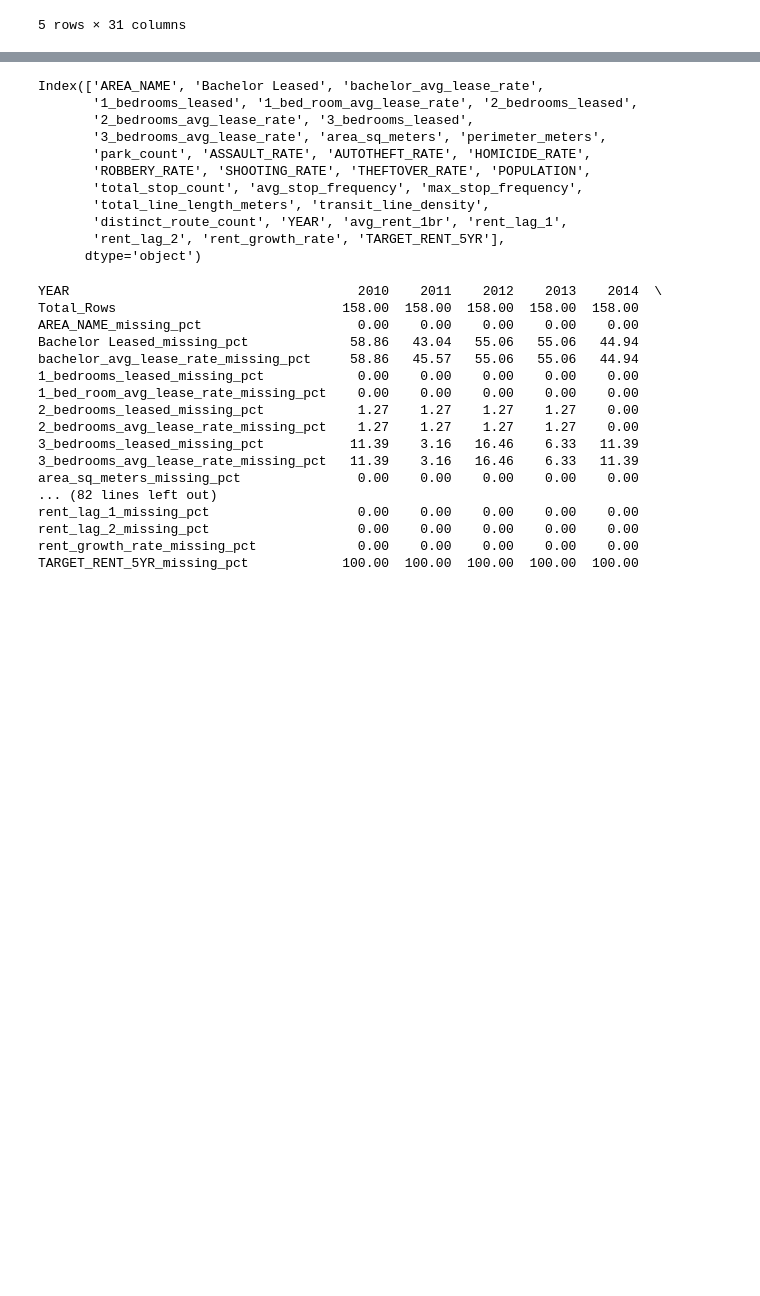
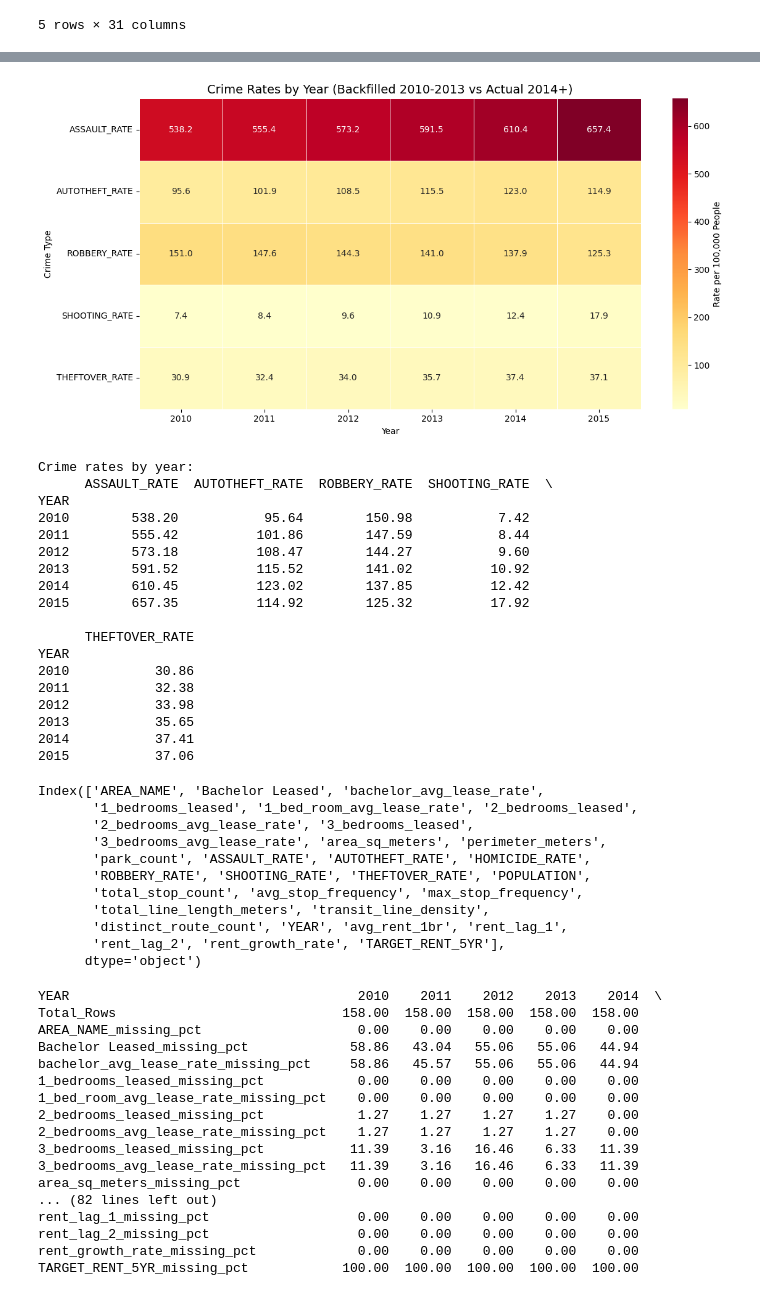
Before and after one commit to Western-Artificial-Intelligence/condo-cost-predictor, a Jupyter notebook: training/cleaning.ipynb, the cells around one changed output, grey strips where cells are left out. Cells and saved outputs as stored; diff of their text form; code cells hidden in the pictures; blank space fills up the shorter version.

```diff
--- a/training/cleaning.ipynb
+++ b/training/cleaning.ipynb
@@ -19,3 +113,55 @@ df.head()
+# %%
+# --- HEATMAP: Backfilled Crime Rates (2010-2013) ---
+import matplotlib.pyplot as plt
+import seaborn as sns
+
+crime_cols = ['ASSAULT_RATE', 'AUTOTHEFT_RATE', 'ROBBERY_RATE', 'SHOOTING_RATE', 'THEFTOVER_RATE']
+
+# Calculate average crime rate per year
+crime_by_year = df[df['YEAR'].isin([2010, 2011, 2012, 2013, 2014, 2015])].groupby('YEAR')[crime_cols].mean()
+
+# Create heatmap
+plt.figure(figsize=(12, 6))
+sns.heatmap(
+    crime_by_year.T,  # Transpose: crimes on Y-axis, years on X-axis
+    annot=True,
+    fmt=".1f",
+    cmap="YlOrRd",
+    linewidths=0.5,
+    cbar_kws={'label': 'Rate per 100,000 People'}
+)
+
+plt.title('Crime Rates by Year (Backfilled 2010-2013 vs Actual 2014+)', fontsize=14)
+plt.xlabel('Year')
+plt.ylabel('Crime Type')
+plt.tight_layout()
+
+plt.savefig('crime_rates_backfilled_heatmap.png')
+plt.show()
+
+# Print the data for verification
+print("\nCrime rates by year:")
+print(crime_by_year.round(2))
+# %% [output]
+[figure, added]
+Crime rates by year:
+      ASSAULT_RATE  AUTOTHEFT_RATE  ROBBERY_RATE  SHOOTING_RATE  \
+YEAR
+2010        538.20           95.64        150.98           7.42
+2011        555.42          101.86        147.59           8.44
+2012        573.18          108.47        144.27           9.60
+2013        591.52          115.52        141.02          10.92
+2014        610.45          123.02        137.85          12.42
+2015        657.35          114.92        125.32          17.92
+
+      THEFTOVER_RATE
+YEAR
+2010           30.86
+2011           32.38
+2012           33.98
+2013           35.65
+2014           37.41
+2015           37.06
 # %%
 df.columns
 # %% [output]
```
Also changed, not shown: parts of 3 cells of this notebook.
